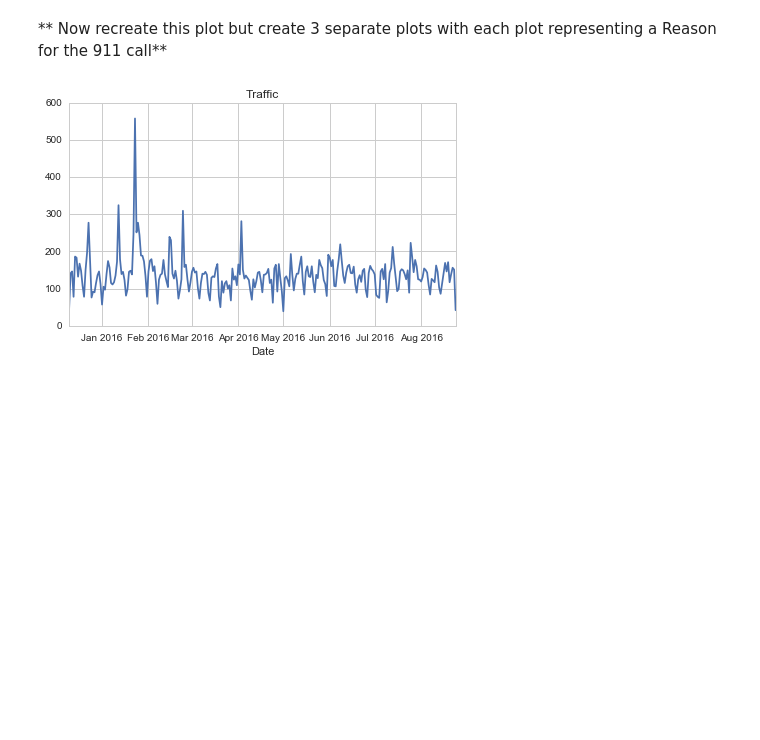
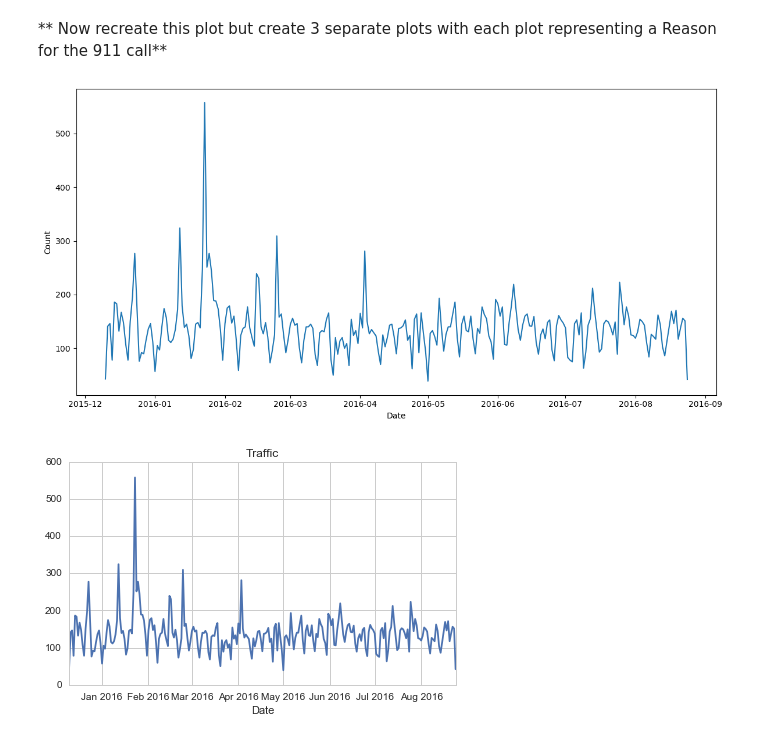
Before and after one commit to Jamy11/data-capstone-projects, a Jupyter notebook: 01-911 Calls Data Capstone Project.ipynb, the cells around one changed output. Saved outputs shown, nothing was run; the diff lists cells and outputs as text; code cells hidden in the pictures; blank space fills up the shorter version.

```diff
--- a/01-911 Calls Data Capstone Project.ipynb
+++ b/01-911 Calls Data Capstone Project.ipynb
@@ -331,6 +331,16 @@ sns.lineplot(data=group_by_date)
 [figure]
 # %% [markdown]
 ** Now recreate this plot but create 3 separate plots with each plot representing a Reason for the 911 call**
+# %%
+traffic_df = df[ df['Reason'] == 'Traffic']
+
+traffic_count = traffic_df.groupby('Date').size().reset_index(name='Count')
+# traffic_count
+plt.figure(figsize=(12,6))
+sns.lineplot(x='Date',y='Count',data=traffic_count)
+plt.tight_layout()
+# %% [output]
+[figure, added]
 # %%
 # %% [output]
 [figure]
```
Also changed, not shown: parts of 13 cells of this notebook.
